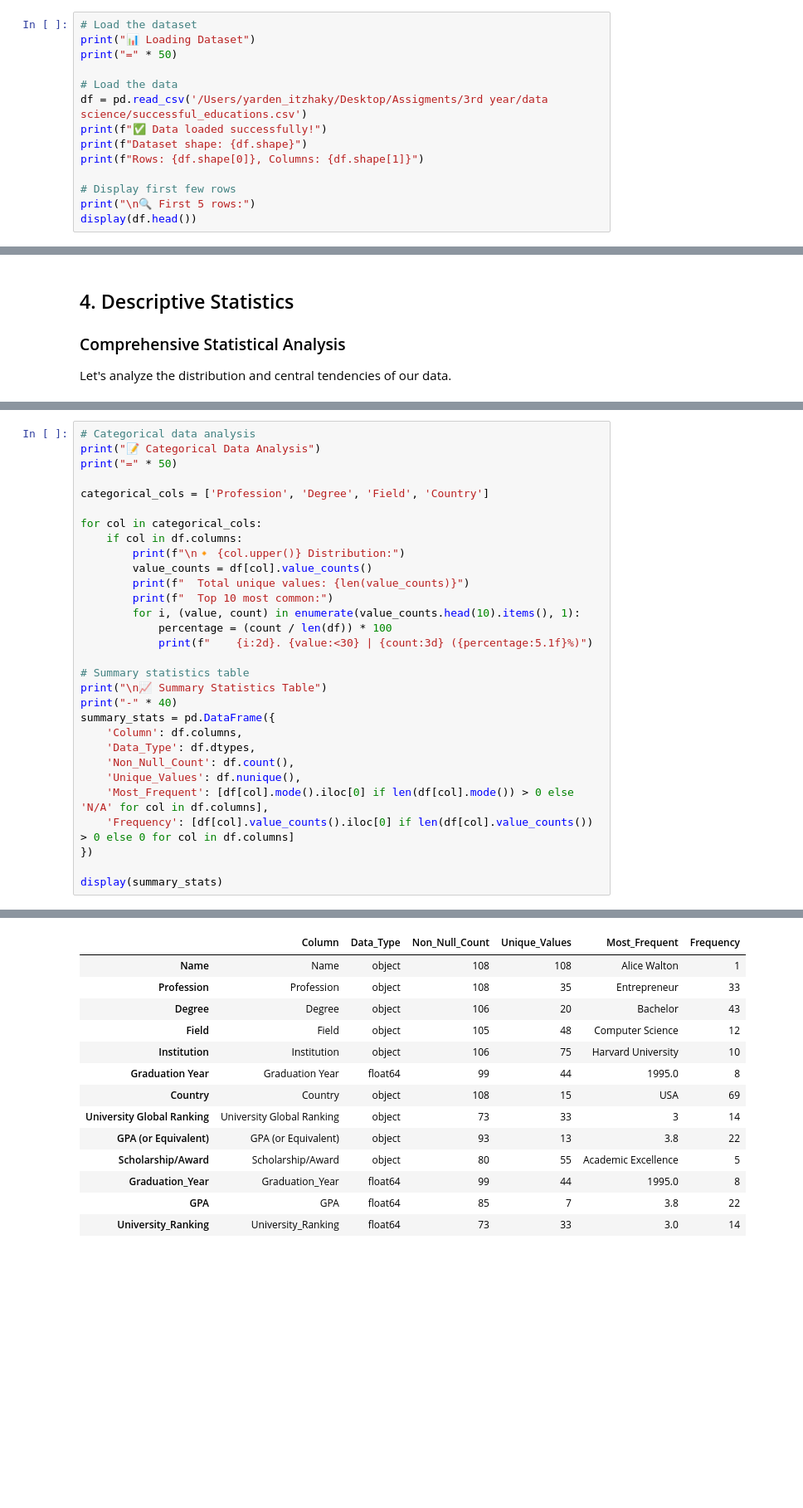
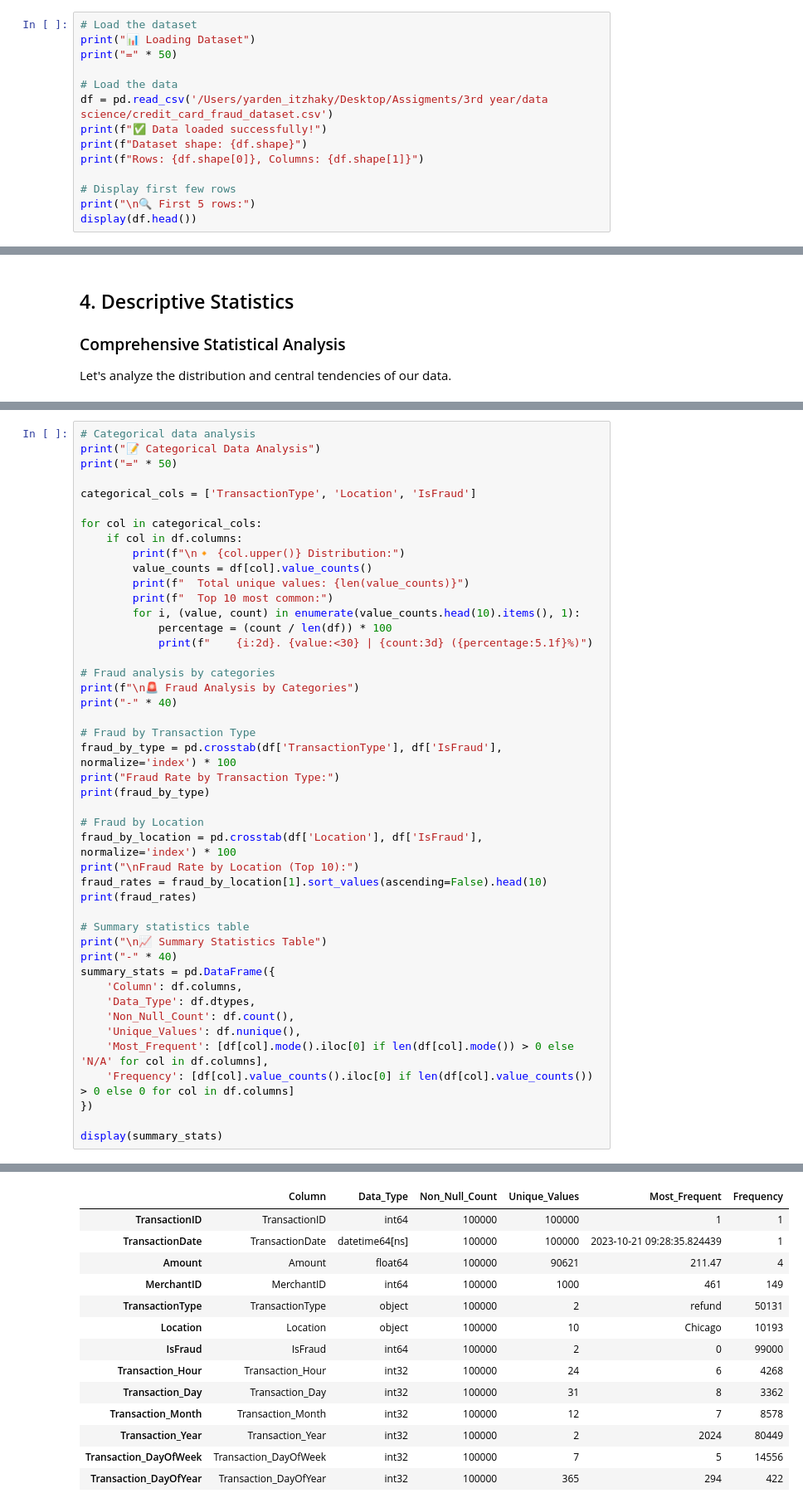
Before and after one commit to yardenitzhaky/PipelineYardenItzhaky, a Jupyter notebook: Pipeline_YardenItzhaky_211583588.ipynb, the cells around one changed output, grey strips where cells are left out. Shown at 83% size. Saved outputs shown, nothing was run; the diff lists cells and outputs as text; blank space fills up the shorter version.

```diff
--- a/Pipeline_YardenItzhaky_211583588.ipynb
+++ b/Pipeline_YardenItzhaky_211583588.ipynb
@@ -113,7 +112,7 @@ print("📊 Loading Dataset")
 print("=" * 50)
 
 # Load the data
-df = pd.read_csv('/Users/yarden_itzhaky/Desktop/Assigments/3rd year/data science/successful_educations.csv')
+df = pd.read_csv('/Users/yarden_itzhaky/Desktop/Assigments/3rd year/data science/credit_card_fraud_dataset.csv')
 print(f"✅ Data loaded successfully!")
 print(f"Dataset shape: {df.shape}")
 print(f"Rows: {df.shape[0]}, Columns: {df.shape[1]}")
@@ -374,7 +321,7 @@ Detailed Statistics Table:
 print("📝 Categorical Data Analysis")
 print("=" * 50)
 
-categorical_cols = ['Profession', 'Degree', 'Field', 'Country']
+categorical_cols = ['TransactionType', 'Location', 'IsFraud']
 
 for col in categorical_cols:
     if col in df.columns:
@@ -385,6 +332,21 @@ for col in categorical_cols:
         for i, (value, count) in enumerate(value_counts.head(10).items(), 1):
             percentage = (count / len(df)) * 100
             print(f"    {i:2d}. {value:<30} | {count:3d} ({percentage:5.1f}%)")
+
+# Fraud analysis by categories
+print(f"\n🚨 Fraud Analysis by Categories")
+print("-" * 40)
+
+# Fraud by Transaction Type
+fraud_by_type = pd.crosstab(df['TransactionType'], df['IsFraud'], normalize='index') * 100
+print("Fraud Rate by Transaction Type:")
+print(fraud_by_type)
+
+# Fraud by Location
+fraud_by_location = pd.crosstab(df['Location'], df['IsFraud'], normalize='index') * 100
+print("\nFraud Rate by Location (Top 10):")
+fraud_rates = fraud_by_location[1].sort_values(ascending=False).head(10)
+print(fraud_rates)
 
 # Summary statistics table
 print("\n📈 Summary Statistics Table")
@@ -417,20 +379,20 @@ display(summary_stats)
 
 📈 Summary Statistics Table
 ----------------------------------------
 |  | Column | Data_Type | Non_Null_Count | Unique_Values | Most_Frequent | Frequency |
-| Name | Name | object | 108 | 108 | Alice Walton | 1 |
-| Profession | Profession | object | 108 | 35 | Entrepreneur | 33 |
-| Degree | Degree | object | 106 | 20 | Bachelor | 43 |
-| Field | Field | object | 105 | 48 | Computer Science | 12 |
-| Institution | Institution | object | 106 | 75 | Harvard University | 10 |
-| Graduation Year | Graduation Year | float64 | 99 | 44 | 1995.0 | 8 |
-| Country | Country | object | 108 | 15 | USA | 69 |
-| University Global Ranking | University Global Ranking | object | 73 | 33 | 3 | 14 |
-| GPA (or Equivalent) | GPA (or Equivalent) | object | 93 | 13 | 3.8 | 22 |
-| Scholarship/Award | Scholarship/Award | object | 80 | 55 | Academic Excellence | 5 |
-| Graduation_Year | Graduation_Year | float64 | 99 | 44 | 1995.0 | 8 |
-| GPA | GPA | float64 | 85 | 7 | 3.8 | 22 |
-| University_Ranking | University_Ranking | float64 | 73 | 33 | 3.0 | 14 |
+| TransactionID | TransactionID | int64 | 100000 | 100000 | 1 | 1 |
+| TransactionDate | TransactionDate | datetime64[ns] | 100000 | 100000 | 2023-10-21 09:28:35.824439 | 1 |
+| Amount | Amount | float64 | 100000 | 90621 | 211.47 | 4 |
+| MerchantID | MerchantID | int64 | 100000 | 1000 | 461 | 149 |
+| TransactionType | TransactionType | object | 100000 | 2 | refund | 50131 |
+| Location | Location | object | 100000 | 10 | Chicago | 10193 |
+| IsFraud | IsFraud | int64 | 100000 | 2 | 0 | 99000 |
+| Transaction_Hour | Transaction_Hour | int32 | 100000 | 24 | 6 | 4268 |
+| Transaction_Day | Transaction_Day | int32 | 100000 | 31 | 8 | 3362 |
+| Transaction_Month | Transaction_Month | int32 | 100000 | 12 | 7 | 8578 |
+| Transaction_Year | Transaction_Year | int32 | 100000 | 2 | 2024 | 80449 |
+| Transaction_DayOfWeek | Transaction_DayOfWeek | int32 | 100000 | 7 | 5 | 14556 |
+| Transaction_DayOfYear | Transaction_DayOfYear | int32 | 100000 | 365 | 294 | 422 |
 # %% [markdown]
 ## 5. Outlier Detection
 
```
Also changed, not shown: parts of 21 cells of this notebook, 3 other files.
